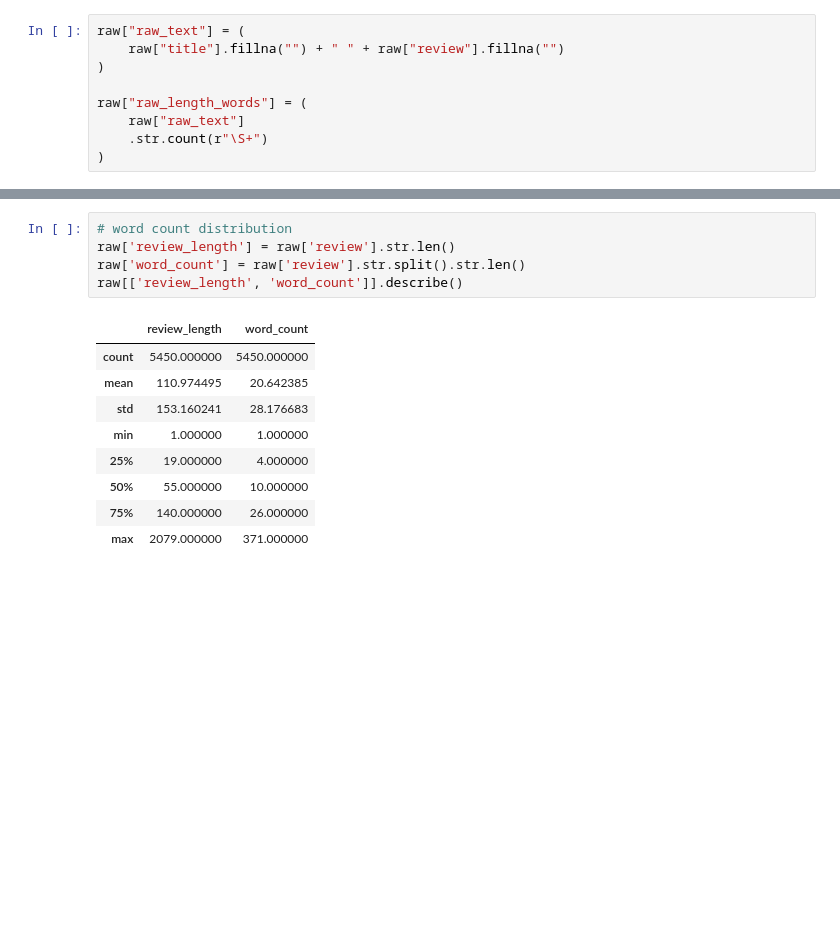
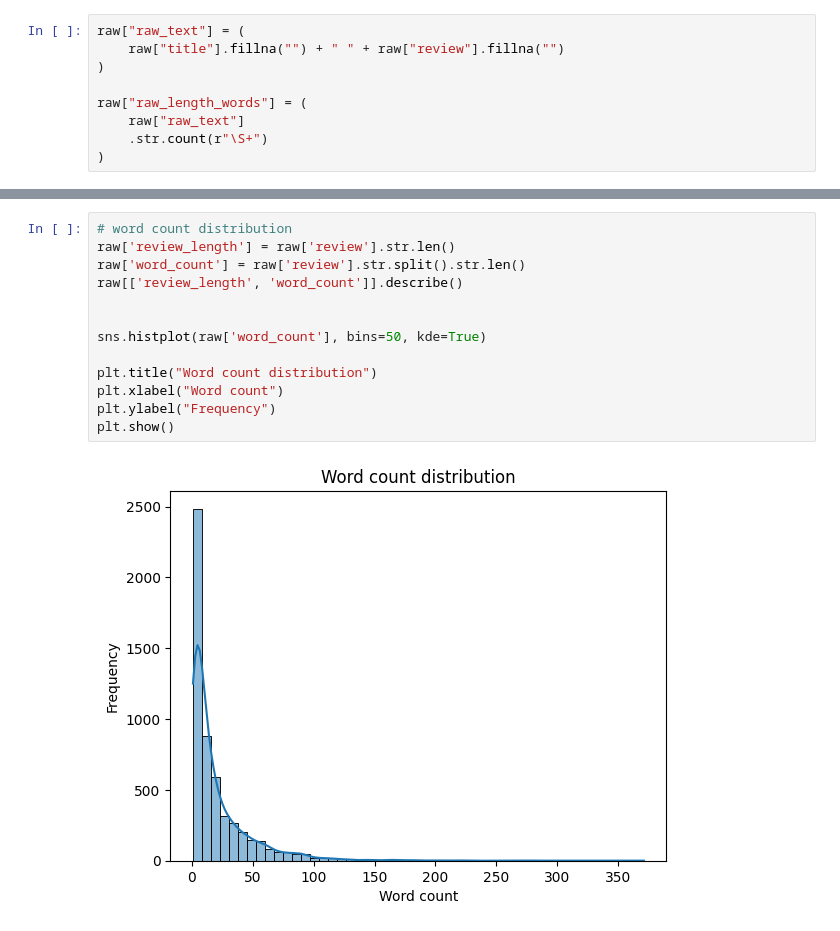
Before and after one commit to dpchi12/sentiment-analysis-for-banks-mobile-app-review, a Jupyter notebook: Model (new data)/new_approach_sentiment_analysis.ipynb, the cells around one changed output, grey strips where cells are left out. Cells and saved outputs as stored; diff of their text form; blank space fills up the shorter version.

Commit message:
Add EDA analysis and visualization for review dataset

```diff
--- a/Model (new data)/new_approach_sentiment_analysis.ipynb
+++ b/Model (new data)/new_approach_sentiment_analysis.ipynb
@@ -182,19 +184,19 @@ plt.tight_layout()
 plt.show()
 # %% [output]
 [figure]
-# %%
-# word count distribution
-raw['review_length'] = raw['review'].str.len()
-raw['word_count'] = raw['review'].str.split().str.len()
-raw[['review_length', 'word_count']].describe()
-# %% [output]
-|  | review_length | word_count |
-| count | 5450.000000 | 5450.000000 |
-| mean | 110.974495 | 20.642385 |
-| std | 153.160241 | 28.176683 |
-| min | 1.000000 | 1.000000 |
-| 25% | 19.000000 | 4.000000 |
-| 50% | 55.000000 | 10.000000 |
-| 75% | 140.000000 | 26.000000 |
-| max | 2079.000000 | 371.000000 |
+# %%
+# word count distribution
+raw['review_length'] = raw['review'].str.len()
+raw['word_count'] = raw['review'].str.split().str.len()
+raw[['review_length', 'word_count']].describe()
+
+
+sns.histplot(raw['word_count'], bins=50, kde=True)
+
+plt.title("Word count distribution")
+plt.xlabel("Word count")
+plt.ylabel("Frequency")
+plt.show()
+# %% [output]
+[figure, added]
 # %%
```
Also changed, not shown: parts of 7 cells of this notebook, 1 other file.
